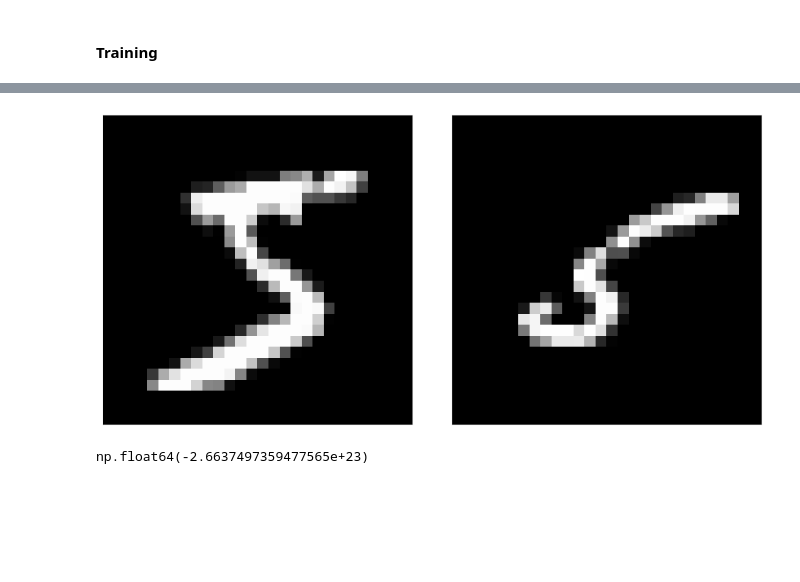
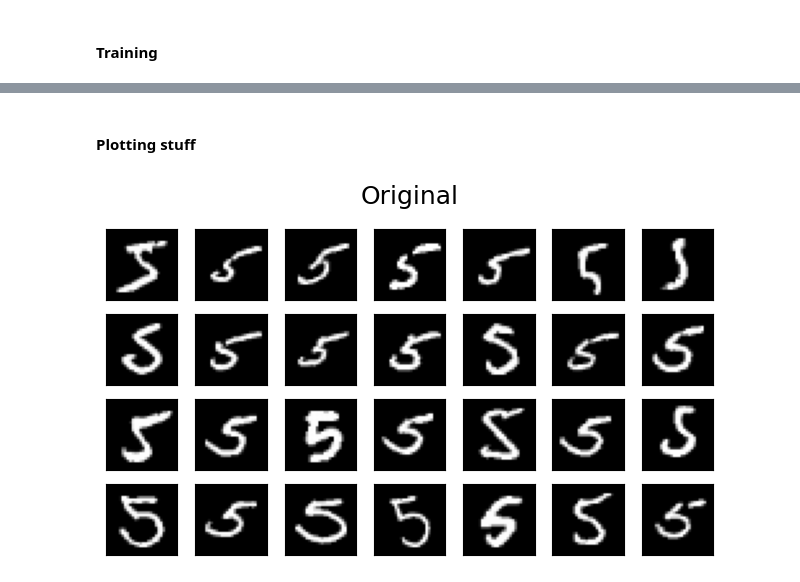
Before and after one commit to vauxgomes/ufc-ckp8366, a Jupyter notebook: listas/lista-4/main.ipynb, the cells around one changed output, grey strips where cells are left out. Saved outputs shown, nothing was run; the diff lists cells and outputs as text; code cells hidden in the pictures; blank space fills up the shorter version.

```diff
--- a/listas/lista-4/main.ipynb
+++ b/listas/lista-4/main.ipynb
@@ -177,31 +240,25 @@ if 'models' not in globals():
-# %%
-def sidebyside(left, right):
-  fig, axs = plt.subplots(1, 2, figsize=(10, 5))
-  fig.tight_layout()
-
-  axs[0].imshow(left.reshape(28, 28),  cmap='gray'), axs[0].set_xticks([]), axs[0].set_yticks([])
-  axs[1].imshow(right.reshape(28, 28), cmap='gray'), axs[1].set_xticks([]), axs[1].set_yticks([])
-
-sidebyside(X[0], X[1])
-# %% [output]
-[figure, removed]
-# %%
-# Likelihood
-# epsilon = 1e-6
-L = 2
-M = W.T @ W + sigma2 * np.eye(L)
-
-Sigma = W @ W.T + sigma2 * np.eye(D)
-# SigmaInv = 0.5 * sigma2 * np.eye(D) -0.5 * sigma2 * (W @ np.linalg.inv(M) @ W.T) # Usando identidade de Woodbury
-# logdet = 2 * np.sum(np.log(np.diag(np.linalg.cholesky(Sigma)))) # Usando Cholesky
-
-# part = 0
-
-# for i in range(N):
-#   diff = X[i] - mu
-#   part += diff @ SigmaInv @ diff
-
-# likelihood.append((-0.5 * (N * D) * np.log(2 * np.pi)) - (0.5 * N * logdet) - (0.5 * part))
-# likelihood[-1]
-# %% [output]
-np.float64(-2.6637497359477565e+23)
+# %% [markdown]
+#### Plotting stuff
+# %%
+#
+def plot_digits(data, title, cols=7):
+  rows = max(data.shape[0] // cols + 1, 1)
+  fig, axs = plt.subplots(rows, cols)
+  axs = axs.flatten()
+
+  for i in range(len(data)):
+    axs[i].imshow(data[i].reshape(28, 28), cmap='gray')
+    axs[i].set_xticks([])
+    axs[i].set_yticks([])
+
+  # Just in case
+  for i in range(len(data), rows * cols):
+    axs[i].set_visible(False)
+
+  fig.suptitle(title, fontsize=18)
+  fig.tight_layout()
+# %%
+#
+plot_digits(X[:28], 'Original')
+# %% [output]
+[figure, added]
```
Also changed, not shown: parts of 18 cells of this notebook, 13 other files.
